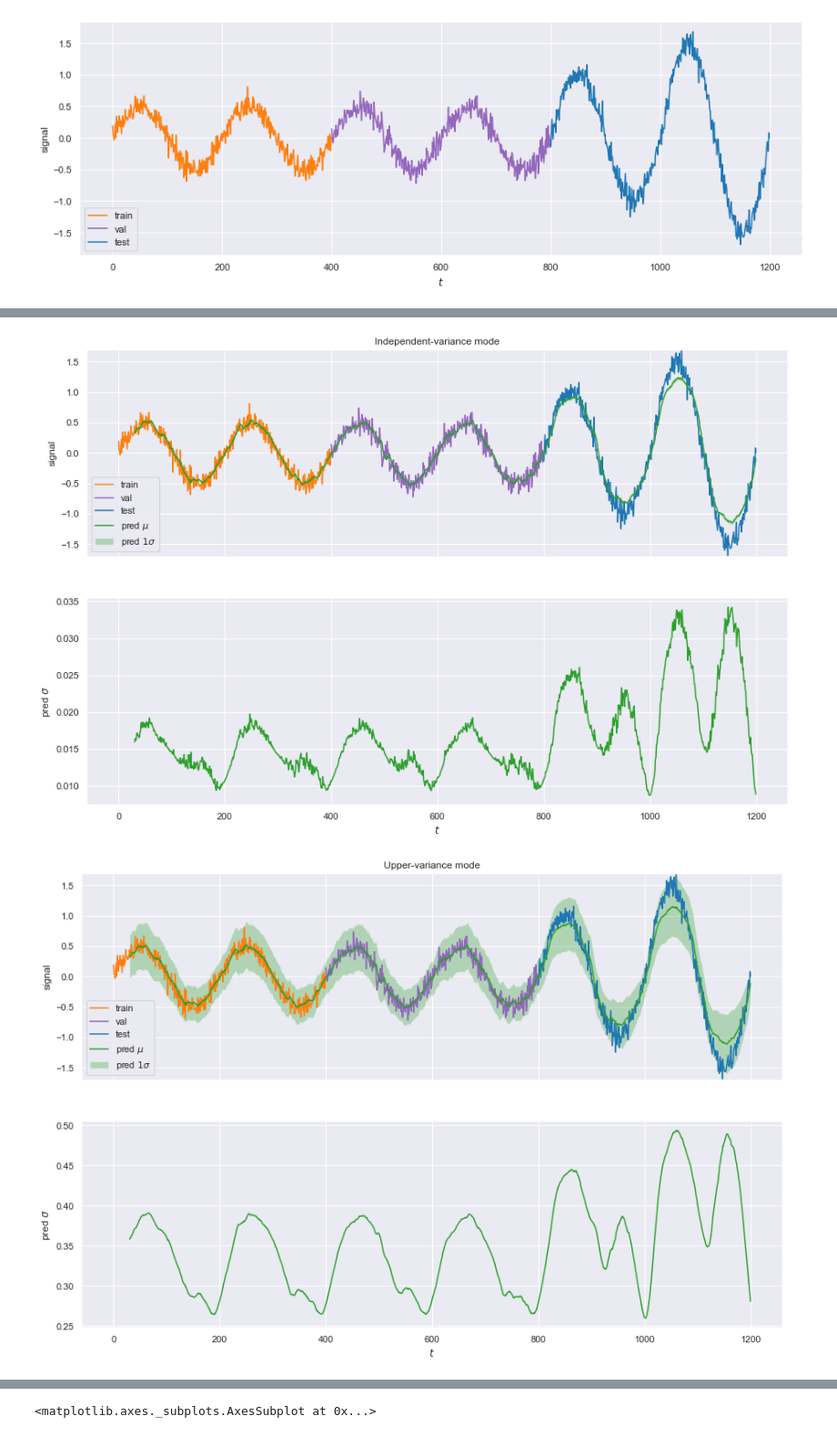
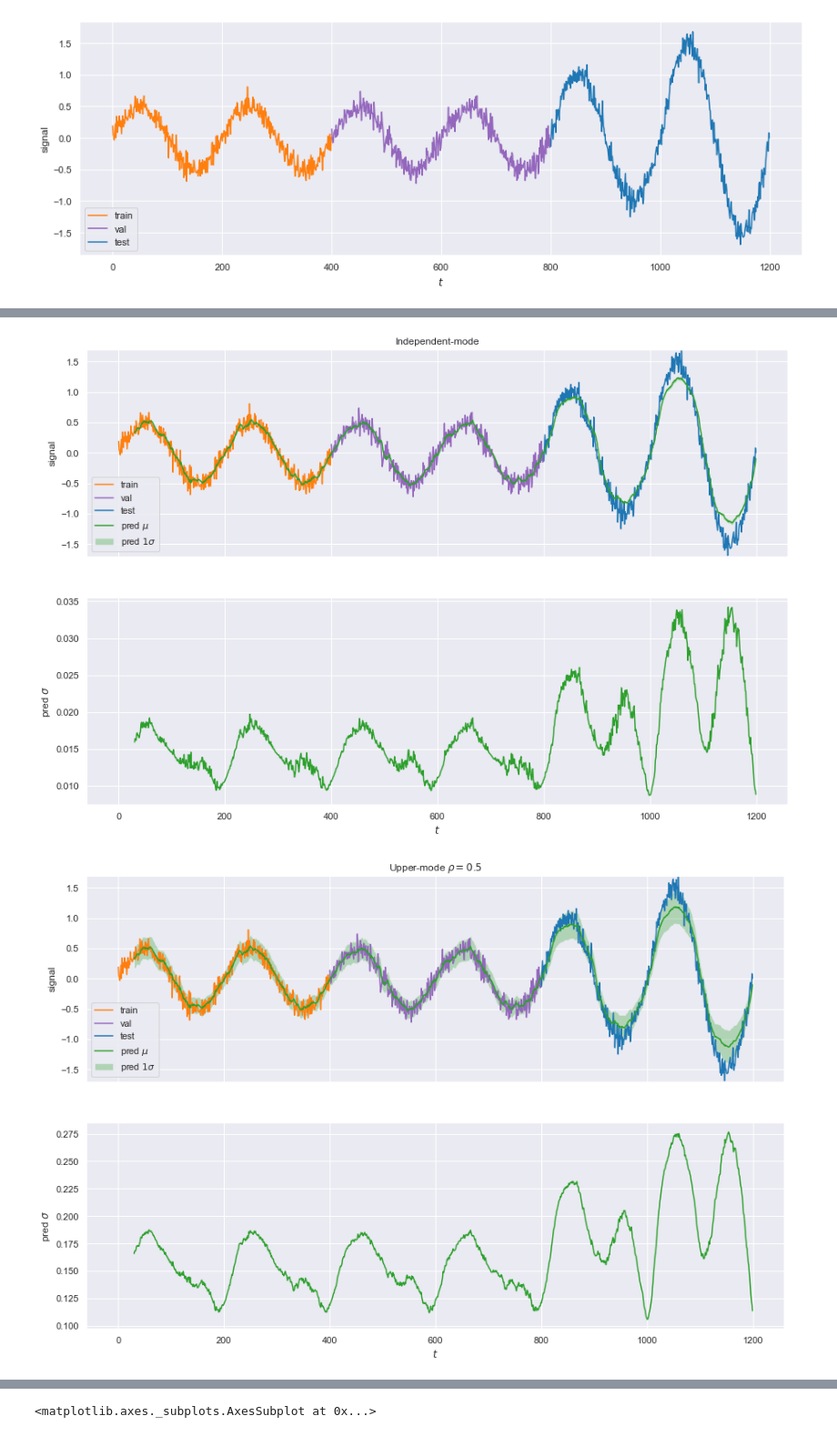
Before and after one commit to gigo-gigo/VPBNN_partial, a Jupyter notebook: nn2vpbnn_rnn_regression_one-step.ipynb, the cells around one changed output, grey strips where cells are left out. Shown at 91% size. Saved outputs shown, nothing was run; the diff lists cells and outputs as text; code cells hidden in the pictures.

```diff
--- a/nn2vpbnn_rnn_regression_one-step.ipynb
+++ b/nn2vpbnn_rnn_regression_one-step.ipynb
@@ -176,7 +176,7 @@ ax1.plot(t[len(train_X)+len(val_X):], X[len(train_X)+len(val_X):], color="tab:bl
 ax1.plot(t[-len(pred_mean):], pred_mean, "tab:green", label=r"pred $\mu$")
 ax1.fill_between(t[-len(pred_mean):], pred_mean + 1. * pred_std, pred_mean - 1. * pred_std, facecolor="tab:green", alpha=0.3, label=r"pred $1 \sigma$")
 ax1.set_ylabel("signal")
-ax1.set_title("Independent-variance mode")
+ax1.set_title("Independent-mode")
 ax1.set_ylim(-1.7, 1.7)
 ax1.legend(loc="lower left")
 
@@ -185,31 +185,32 @@ ax2.set_xlabel(r"$t$")
 ax2.set_ylabel(r"pred $\sigma$")
 fig.savefig("img/series_independent-mode.pdf", bbox_inches="tight")
 # %% [output]
-[figure, old version]
+[figure, new version]
 # %%
-vmodel = nn2vpbnn(model, 3)
+rho = 0.5
+vmodel = nn2vpbnn(model, 3, rho=rho)
 
 pred_mean, pred_var = vmodel.predict(test_gen)
 pred_mean = pred_mean.ravel()
 pred_std = np.sqrt(pred_var.ravel())
 
 fig, (ax1, ax2) = plt.subplots(figsize=(15, 10), nrows=2, sharex=True)
 ax1.plot(t[:len(train_X)], X[:len(train_X)], color='tab:orange', label='train')
 ax1.plot(t[len(train_X):len(train_X)+len(val_X)], X[len(train_X):len(train_X)+len(val_X)], color='tab:purple', label='val')
 ax1.plot(t[len(train_X)+len(val_X):], X[len(train_X)+len(val_X):], color='tab:blue', label='test')
 ax1.plot(t[-len(pred_mean):], pred_mean, 'tab:green', label=r'pred $\mu$')
 ax1.fill_between(t[-len(pred_mean):], pred_mean + 1. * pred_std, pred_mean - 1. * pred_std, facecolor='tab:green', alpha=0.3, label=r'pred $1 \sigma$')
 ax1.set_ylabel('signal')
-ax1.set_title("Upper-variance mode")
+ax1.set_title(r"Upper-mode $\rho={0}$".format(rho))
 ax1.set_ylim(-1.7, 1.7)
 ax1.legend(loc='lower left')
 
 ax2.plot(t[-len(pred_mean):], pred_std, 'tab:green')
 ax2.set_xlabel(r'$t$')
 ax2.set_ylabel(r'pred $\sigma$')
 fig.savefig("img/series_upper-mode.pdf", bbox_inches="tight")
 # %% [output]
-[figure, old version]
+[figure, new version]
 # %%
 vmodel = nn2vpbnn(model, 4)
 
```
Also changed, not shown: parts of 3 cells of this notebook, 1 other file.
